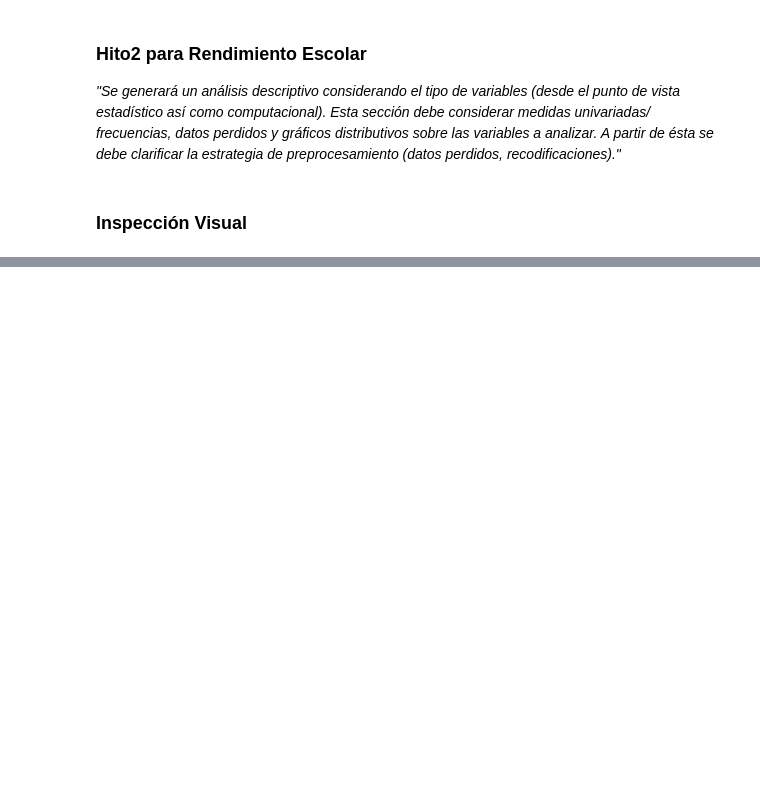
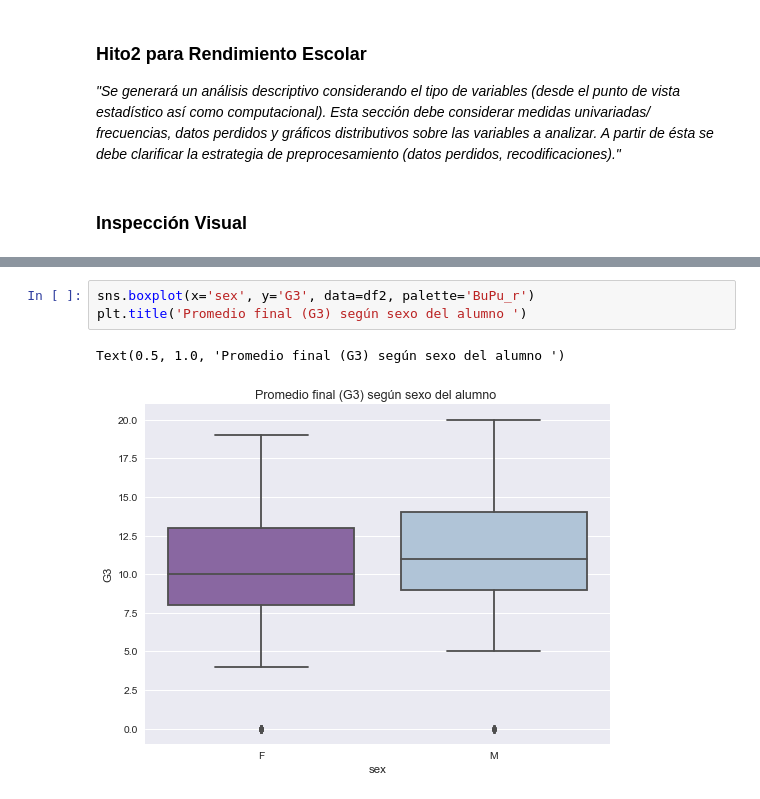
Before and after one commit to antosource/CursoDataScience, a Jupyter notebook: FundamentosDataScience/PruebaSalida/Hito2/Rendimiento_escolar.ipynb, the cells around one changed output, grey strips where cells are left out. Cells and saved outputs as stored; diff of their text form; blank space fills up the shorter version.

```diff
--- a/FundamentosDataScience/PruebaSalida/Hito2/Rendimiento_escolar.ipynb
+++ b/FundamentosDataScience/PruebaSalida/Hito2/Rendimiento_escolar.ipynb
@@ -64,0 +207,6 @@ Name: G1, dtype: int64
+# %%
+sns.boxplot(x='sex', y='G3', data=df2, palette='BuPu_r')
+plt.title('Promedio final (G3) según sexo del alumno ')
+# %% [output]
+Text(0.5, 1.0, 'Promedio final (G3) según sexo del alumno ')
+[figure, added]
```
Also changed, not shown: parts of 24 cells of this notebook, 1 other file.
